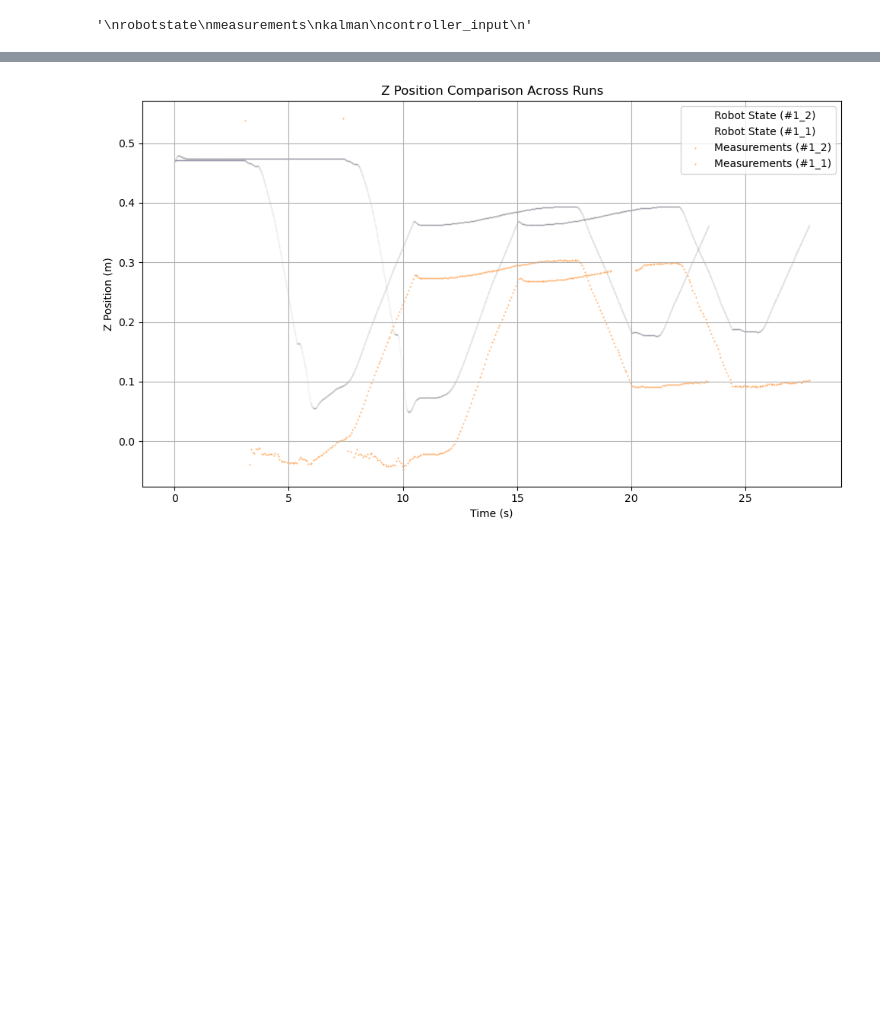
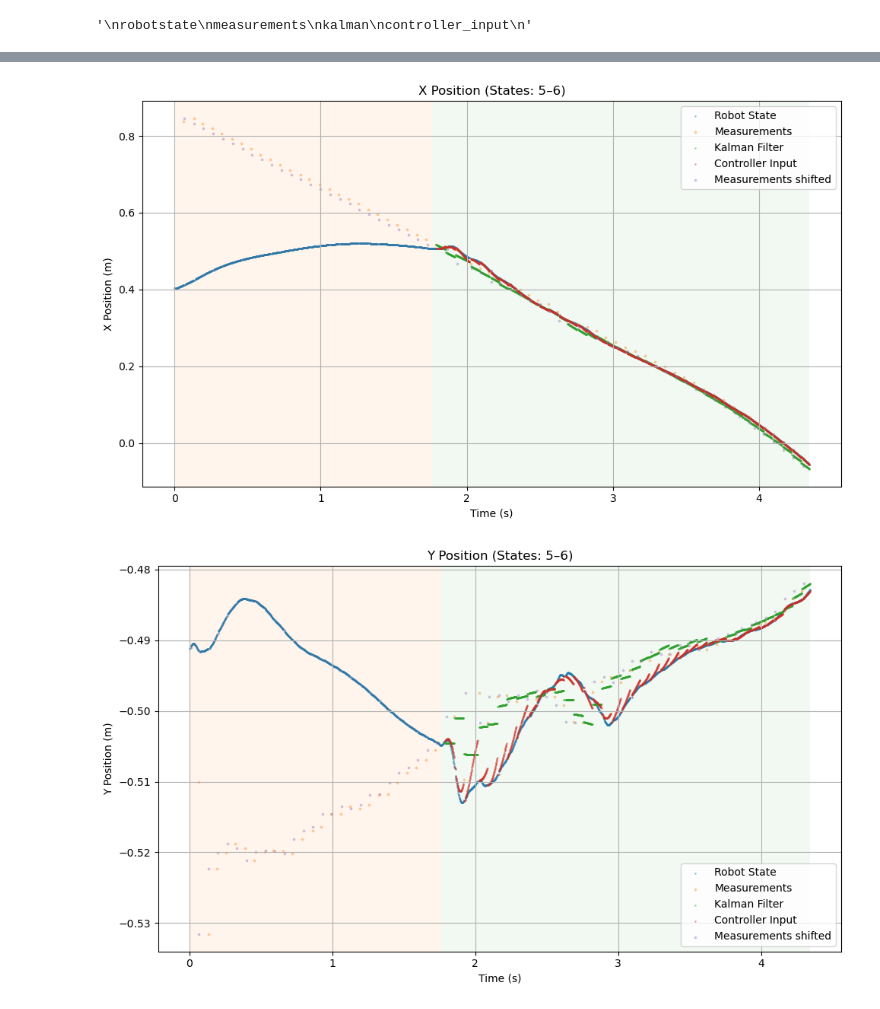
Before and after one commit to agentkashtan/franka-realtime-tracking, a Jupyter notebook: state_controller/plot_data.ipynb, the cells around one changed output, grey strips where cells are left out. Saved outputs shown, nothing was run; the diff lists cells and outputs as text; code cells hidden in the pictures; blank space fills up the shorter version.

Commit message:
added orient filtering tuned some params

```diff
--- a/state_controller/plot_data.ipynb
+++ b/state_controller/plot_data.ipynb
@@ -9,15 +9,18 @@ def parse_timestamp(ts_str):
 def parse_measurements(exp_hash, run_number, log_dir='.'):
     path = os.path.join(log_dir, f"{exp_hash}_measurements_{run_number}.log")
     parsed = []
+    parsed_shifted = []
     with open(path, 'r') as f:
         for line in f:
             parts = line.strip().split()
-            if len(parts) != 17:
+            if len(parts) != 18:
                 continue
             ts = parse_timestamp(parts[0])
-            matrix = np.array(list(map(float, parts[1:])), dtype=np.float32).reshape(4, 4)
+            ts_real = parse_timestamp(parts[1])
+            matrix = np.array(list(map(float, parts[2:])), dtype=np.float32).reshape(4, 4)
             parsed.append({'timestamp': ts, 'data': matrix})
-    return parsed
+            parsed_shifted.append({'timestamp': ts_real, 'data': matrix})
+    return parsed, parsed_shifted
 
 def parse_robotstate(exp_hash, run_number, log_dir='.'):
     path = os.path.join(log_dir, f"{exp_hash}_robotstate_{run_number}.log")
@@ -45,12 +48,14 @@ def parse_kalmanfilter(exp_hash, run_number, log_dir='.'):
     with open(path, 'r') as f:
         for line in f:
             parts = line.strip().split()
-            if len(parts) != 7:
+            if len(parts) != 16:
+                print("ga")
                 continue
             ts = parse_timestamp(parts[0])
             position = list(map(float, parts[1:4]))
             velocity = list(map(float, parts[4:7]))
-            parsed.append({'timestamp': ts, 'position': position, 'velocity': velocity})
+            matrix = np.array(list(map(float, parts[7:])), dtype=np.float32).reshape(3, 3)
+            parsed.append({'timestamp': ts, 'position': position, 'velocity': velocity, 'orientation': matrix})
     return parsed
 
 def parse_controller_input(exp_hash, run_number, log_dir='.'):
@@ -104,12 +109,12 @@ def plot_position_comparison(
     exp_hash,
     run_number,
     log_dir,
-    visibility=[1, 1, 1, 1],
+    visibility=[1, 1, 1, 1,1],
     visible_states=[2],
     shade_states=False
 ):
 
-    measurements = parse_measurements(exp_hash, run_number, log_dir)
+    measurements, measurements_shifted = parse_measurements(exp_hash, run_number, log_dir)
     robotstate = parse_robotstate(exp_hash, run_number, log_dir)
     kalman = parse_kalmanfilter(exp_hash, run_number, log_dir)
     controller_input = parse_controller_input(exp_hash, run_number, log_dir)
@@ -220,14 +349,3 @@ controller_input
 """
 # %% [output]
 '\nrobotstate\nmeasurements\nkalman\ncontroller_input\n'
-# %%
-for dim in ['x', 'y', 'z']:
-    plot_position_comparison(
-        dim,
-        '#1',
-        2,
-        '/dev/shm/experiment',
-        visibility=[1, 1, 1, 0],
-        visible_states=[3, 4, 5, 6],
-        shade_states=True
-    )
@@ -339,14 +352,14 @@ def plot_multi_run_position_comparison(
-# %%
-
-
-plot_multi_run_position_comparison(
-    axis='z',
-    exp_hashes=[exp_hash] * 2,
-    run_numbers=[1, 2],
-    log_dir=log_dir,
-    visibility=[1, 1, 0, 0],
-    visible_states=[2, 3, 4, 5, 6, 7],
-    shade_states=False
-)
-# %% [output]
-[figure, removed]
+# %%
+for dim in ['x', 'y', 'z']:
+    plot_position_comparison(
+        dim,
+        '#1',
+        2,
+        '/dev/shm/experiment',
+        visibility=[1, 1, 1, 1, 1],
+        visible_states=[5,6],
+        shade_states=True
+    )
+# %% [output]
+[figure, added]
+[figure, added]
```
Also changed, not shown: parts of 8 cells of this notebook, 1 other file.
